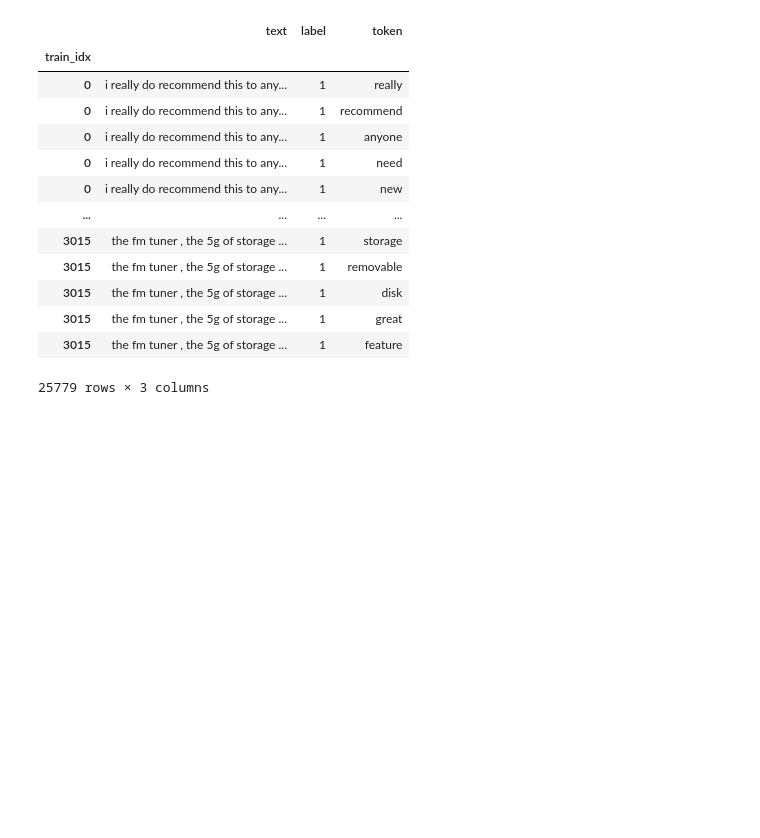
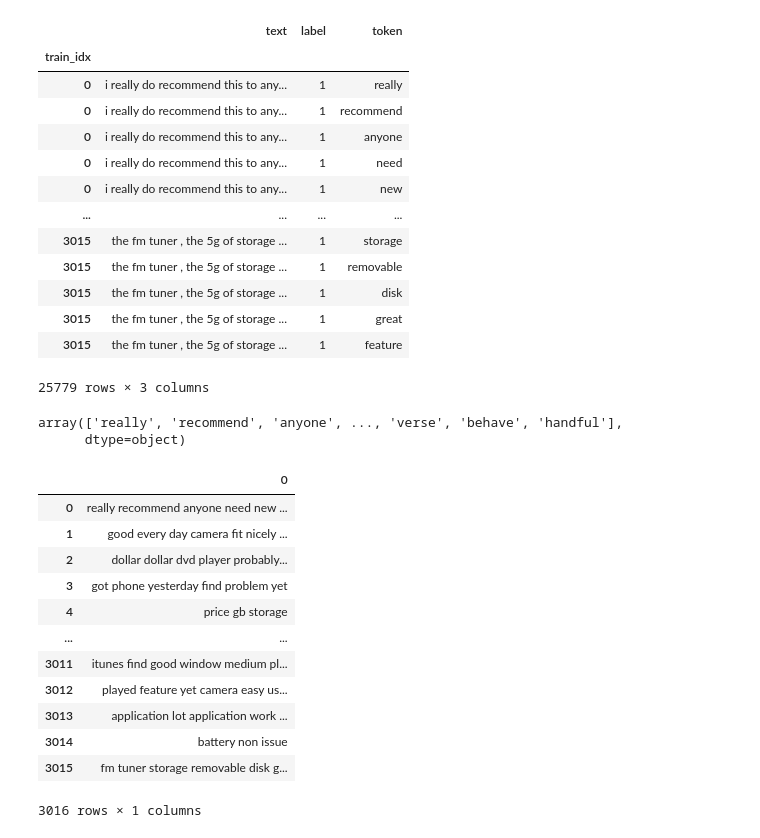
Before and after one commit to m4nugnzl/NUWEOracleReto2, a Jupyter notebook: Manuel/1. Data_Visualization.ipynb, the cells around one changed output. Saved outputs shown, nothing was run; the diff lists cells and outputs as text; code cells hidden in the pictures; blank space fills up the shorter version.

```diff
--- a/Manuel/1. Data_Visualization.ipynb
+++ b/Manuel/1. Data_Visualization.ipynb
@@ -173,5 +185,10 @@ Xtrain
 | 3015 | the fm tuner , the 5g of storage ... | 1 | great |
 | 3015 | the fm tuner , the 5g of storage ... | 1 | feature |
 25779 rows × 3 columns
+# %%
+Xtrain.token.unique()
+# %% [output]
+array(['really', 'recommend', 'anyone', ..., 'verse', 'behave', 'handful'],
+      dtype=object)
 # %%
 Xtrain.to_csv('../Data/New/Xtrain.csv')
@@ -177,0 +196,24 @@ Xtrain.to_csv('../Data/New/Xtrain.csv')
+# %%
+listaTrain = []
+listaTest = []
+for i in range(train.shape[0]):
+    listaTrain.append(' '.join(Xtrain.reset_index()[Xtrain.reset_index().train_idx == i]['token']))
+for i in range(test.shape[0]):
+    listaTest.append(' '.join(Xtest.reset_index()[Xtest.reset_index().test_idx == i]['token']))
+# %%
+XtrainNew = pd.DataFrame(listaTrain)
+XtrainNew
+# %% [output]
+|  | 0 |
+| 0 | really recommend anyone need new ... |
+| 1 | good every day camera fit nicely ... |
+| 2 | dollar dollar dvd player probably... |
+| 3 | got phone yesterday find problem yet |
+| 4 | price gb storage |
+| ... | ... |
+| 3011 | itunes find good window medium pl... |
+| 3012 | played feature yet camera easy us... |
+| 3013 | application lot application work ... |
+| 3014 | battery non issue |
+| 3015 | fm tuner storage removable disk g... |
+3016 rows × 1 columns
```
Also changed, not shown: parts of 8 cells of this notebook.
